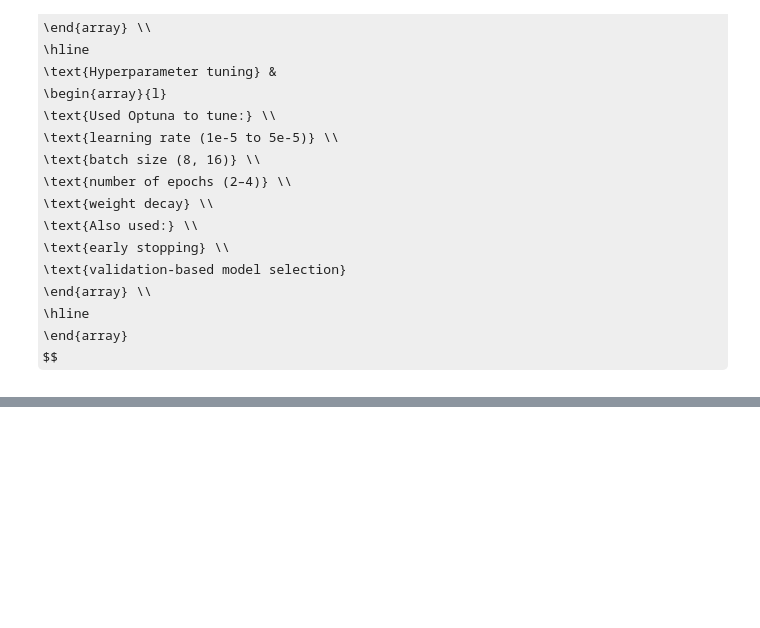
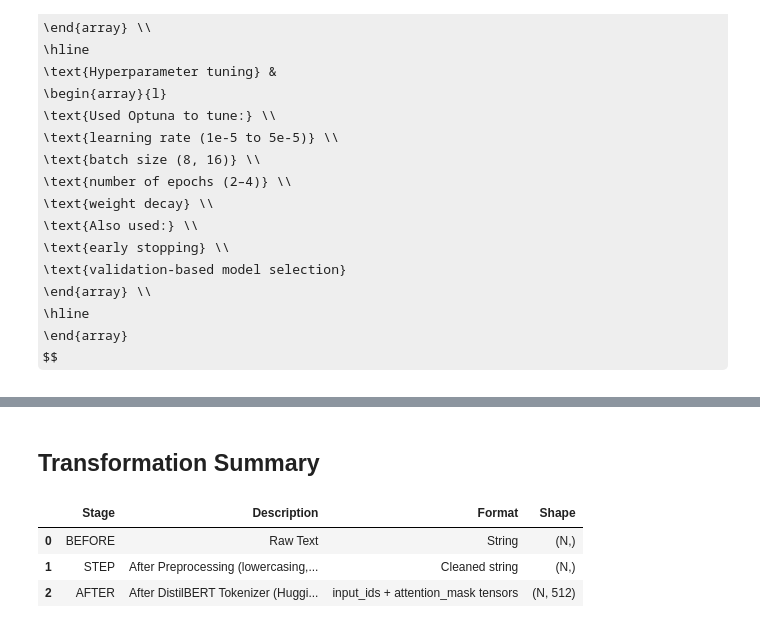
Before and after one commit to glenpaulson/toxicity-mining-nlp, a Jupyter notebook: Notebooks/Milestone_3/ToxicityMining_DistilBERT.ipynb, the cells around one changed output, grey strips where cells are left out. Cells and saved outputs as stored; diff of their text form; code cells hidden in the pictures; some formulas as TeX source; blank space fills up the shorter version.

```diff
--- a/Notebooks/Milestone_3/ToxicityMining_DistilBERT.ipynb
+++ b/Notebooks/Milestone_3/ToxicityMining_DistilBERT.ipynb
@@ -584,0 +641,31 @@ $$
+# %% [markdown]
+## Transformation Summary
+# %%
+import pandas as pd
+
+summary = {
+    "Stage": ["BEFORE", "STEP", "AFTER"],
+    "Description": [
+        "Raw Text",
+        "After Preprocessing (lowercasing, URL removal, tokenization)",
+        "After DistilBERT Tokenizer (HuggingFace)"
+    ],
+    "Format": [
+        "String",
+        "Cleaned string",
+        "input_ids + attention_mask tensors"
+    ],
+    "Shape": [
+        "(N,)",
+        "(N,)",
+        "(N, 512)"
+    ]
+}
+
+summary_df = pd.DataFrame(summary)
+summary_df
+# %% [output]
+|  | Stage | Description | Format | Shape |
+| 0 | BEFORE | Raw Text | String | (N,) |
+| 1 | STEP | After Preprocessing (lowercasing,... | Cleaned string | (N,) |
+| 2 | AFTER | After DistilBERT Tokenizer (Huggi... | input_ids + attention_mask tensors | (N, 512) |
```
Also changed, not shown: parts of 15 cells of this notebook.
